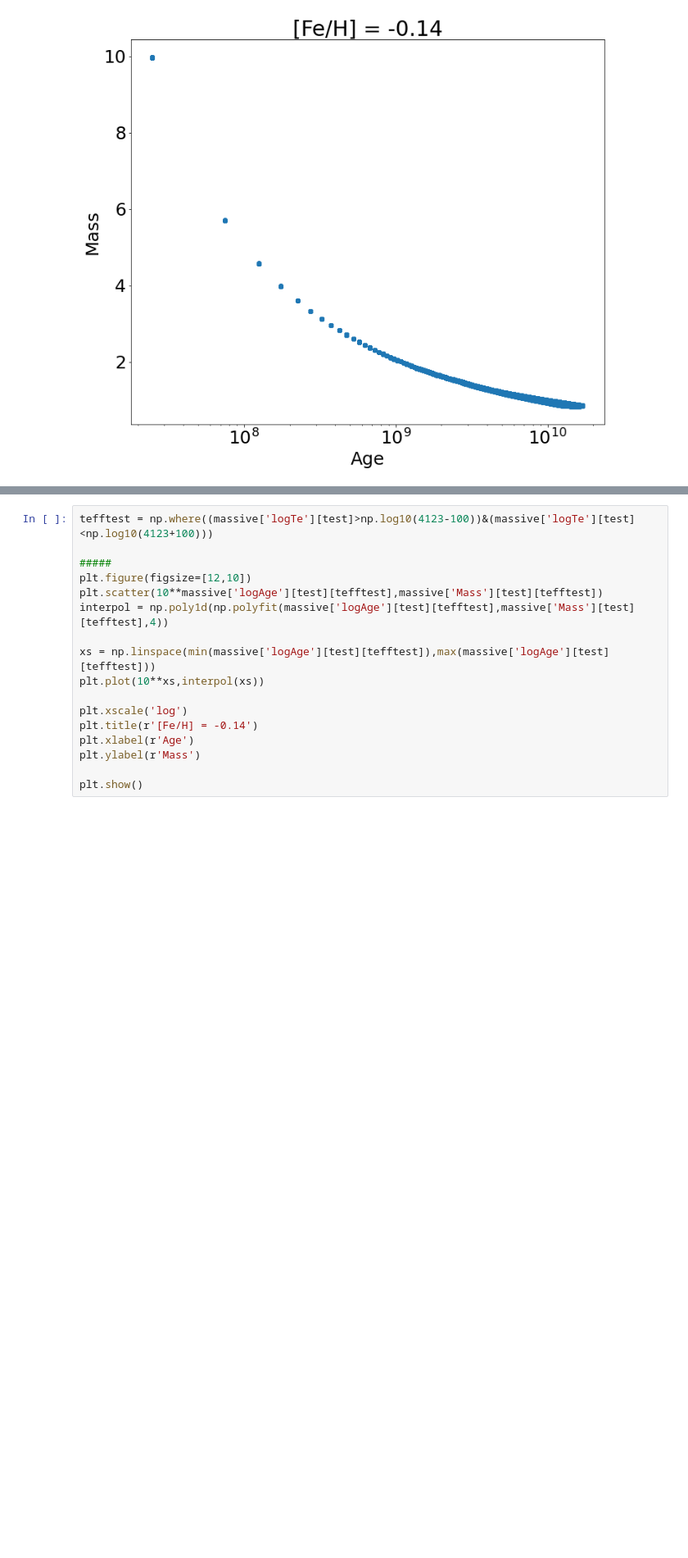
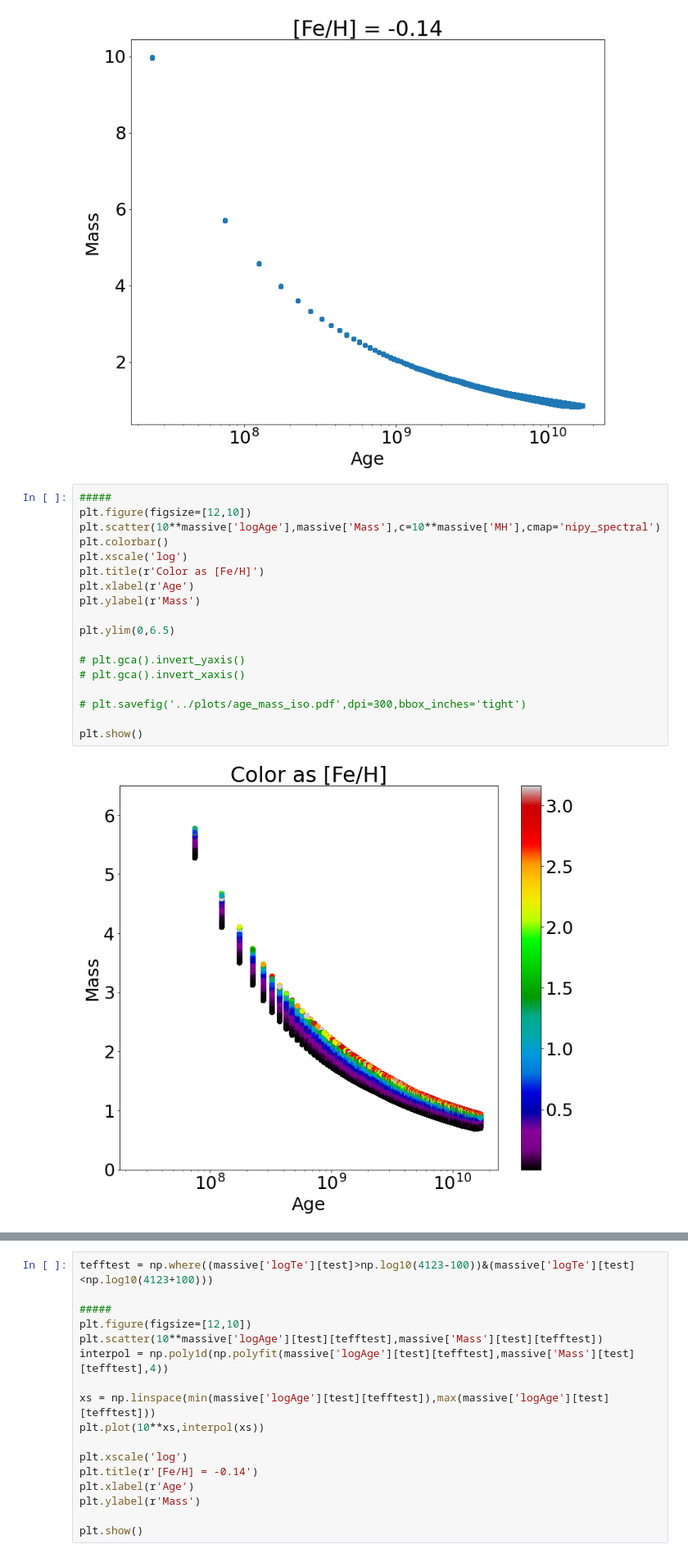
Before and after one commit to JoshuaPovick/Age_Fitting, a Jupyter notebook: notebooks/TheoreticalPhotometryAndMass.ipynb, the cells around one changed output, grey strips where cells are left out. Shown at 82% size. Cells and saved outputs as stored; diff of their text form; blank space fills up the shorter version.

```diff
--- a/notebooks/TheoreticalPhotometryAndMass.ipynb
+++ b/notebooks/TheoreticalPhotometryAndMass.ipynb
@@ -1849,3 +1882,23 @@ plt.show()
 # %% [output]
 [figure]
 [figure]
+# %%
+#####
+plt.figure(figsize=[12,10])
+plt.scatter(10**massive['logAge'],massive['Mass'],c=10**massive['MH'],cmap='nipy_spectral')
+plt.colorbar()
+plt.xscale('log')
+plt.title(r'Color as [Fe/H]')
+plt.xlabel(r'Age')
+plt.ylabel(r'Mass')
+
+plt.ylim(0,6.5)
+
+# plt.gca().invert_yaxis()
+# plt.gca().invert_xaxis()
+
+# plt.savefig('../plots/age_mass_iso.pdf',dpi=300,bbox_inches='tight')
+
+plt.show()
+# %% [output]
+[figure, added]
```
Also changed, not shown: parts of 9 cells of this notebook, 14 other files.
